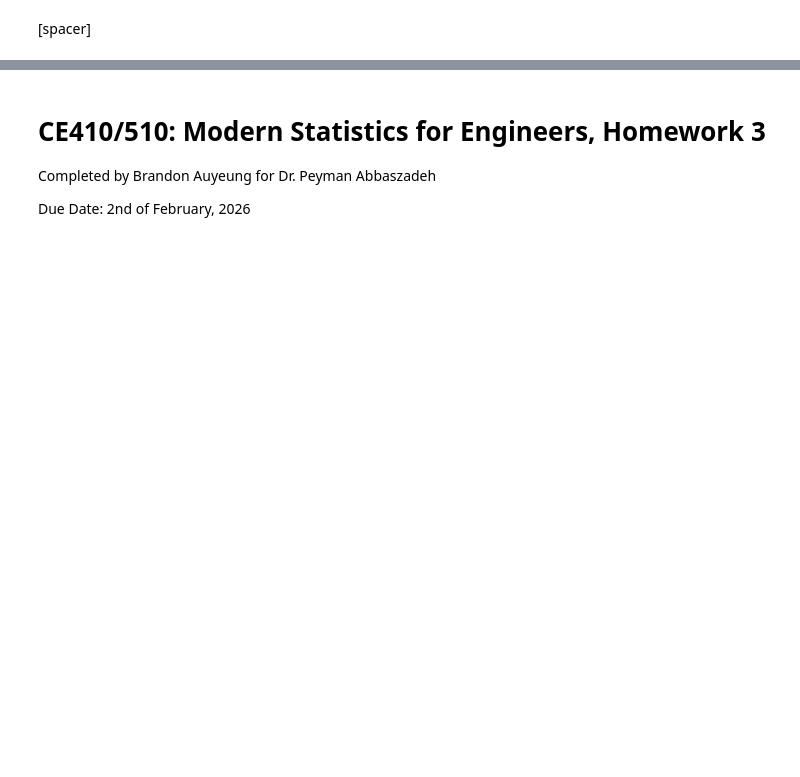
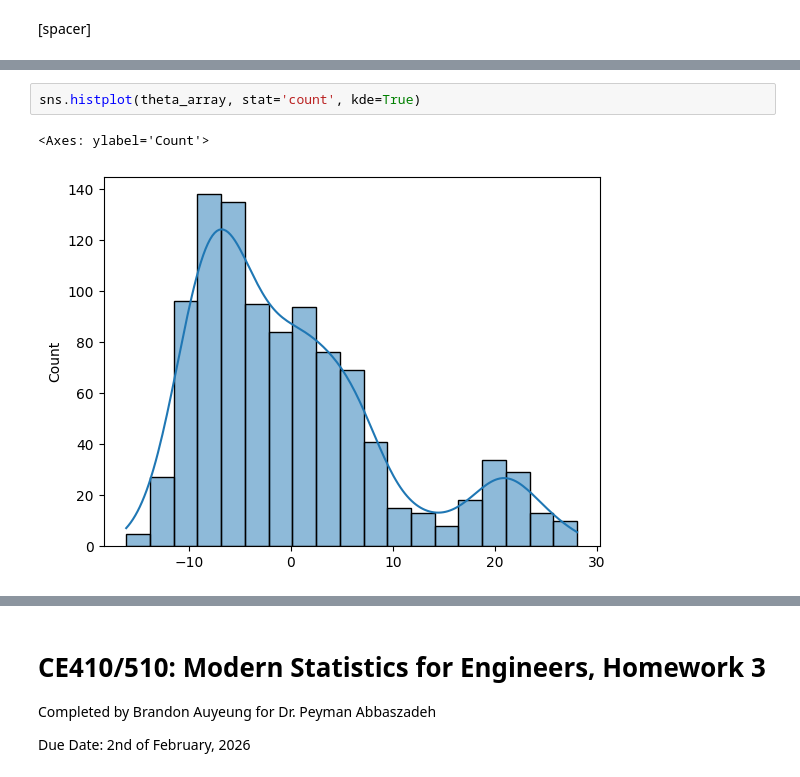
Before and after one commit to bKeungAuyeung/MSTA-HW3, a Jupyter notebook: bAuyeung_L3_MSTA.ipynb, the cells around one changed output, grey strips where cells are left out. Drawn from its saved outputs; the diff is of its cells as text; blank space fills up the shorter version.

```diff
--- a/bAuyeung_L3_MSTA.ipynb
+++ b/bAuyeung_L3_MSTA.ipynb
@@ -360,0 +447,5 @@ Target Mean is 0.5.
+# %%
+sns.histplot(theta_array, stat='count', kde=True)
+# %% [output]
+<Axes: ylabel='Count'>
+[figure, added]
```
Also changed, not shown: parts of 11 cells of this notebook, 1 other file.
